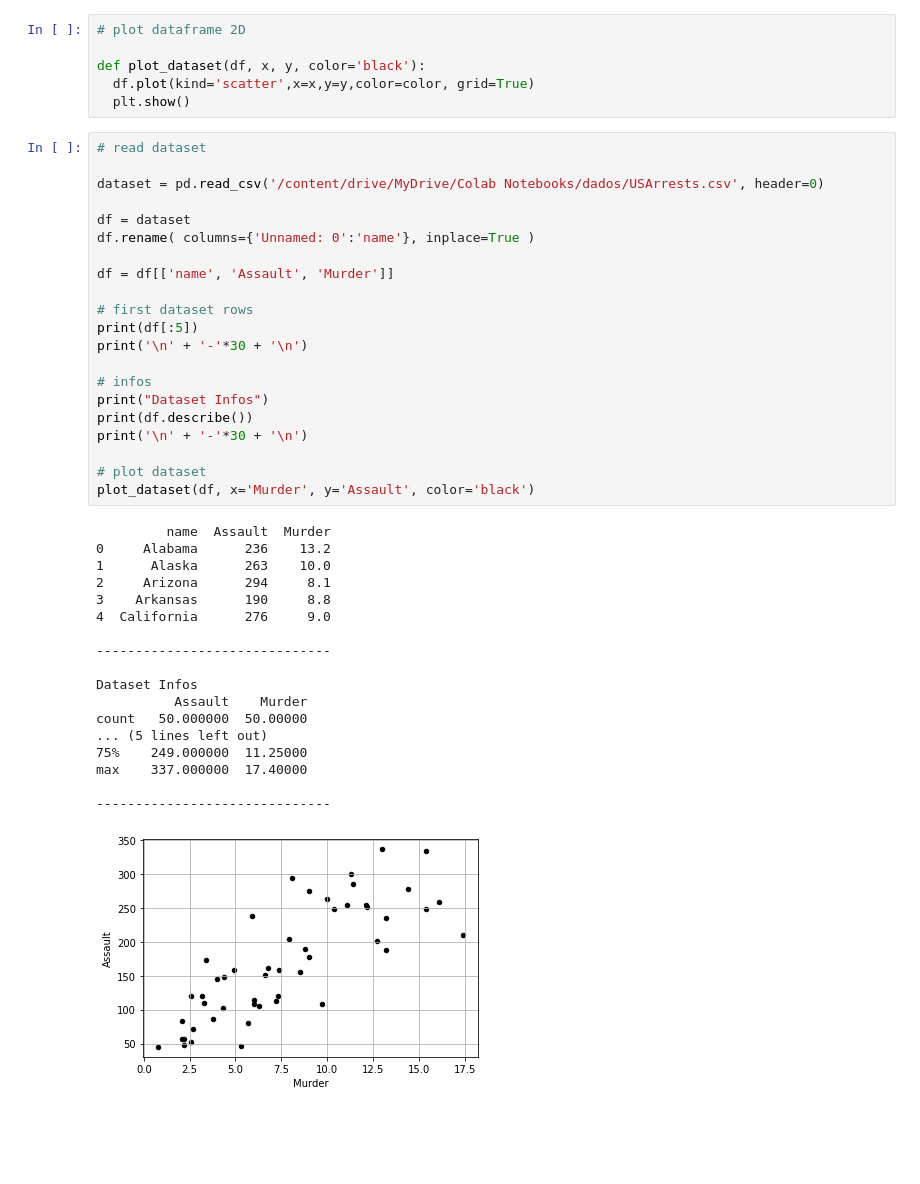
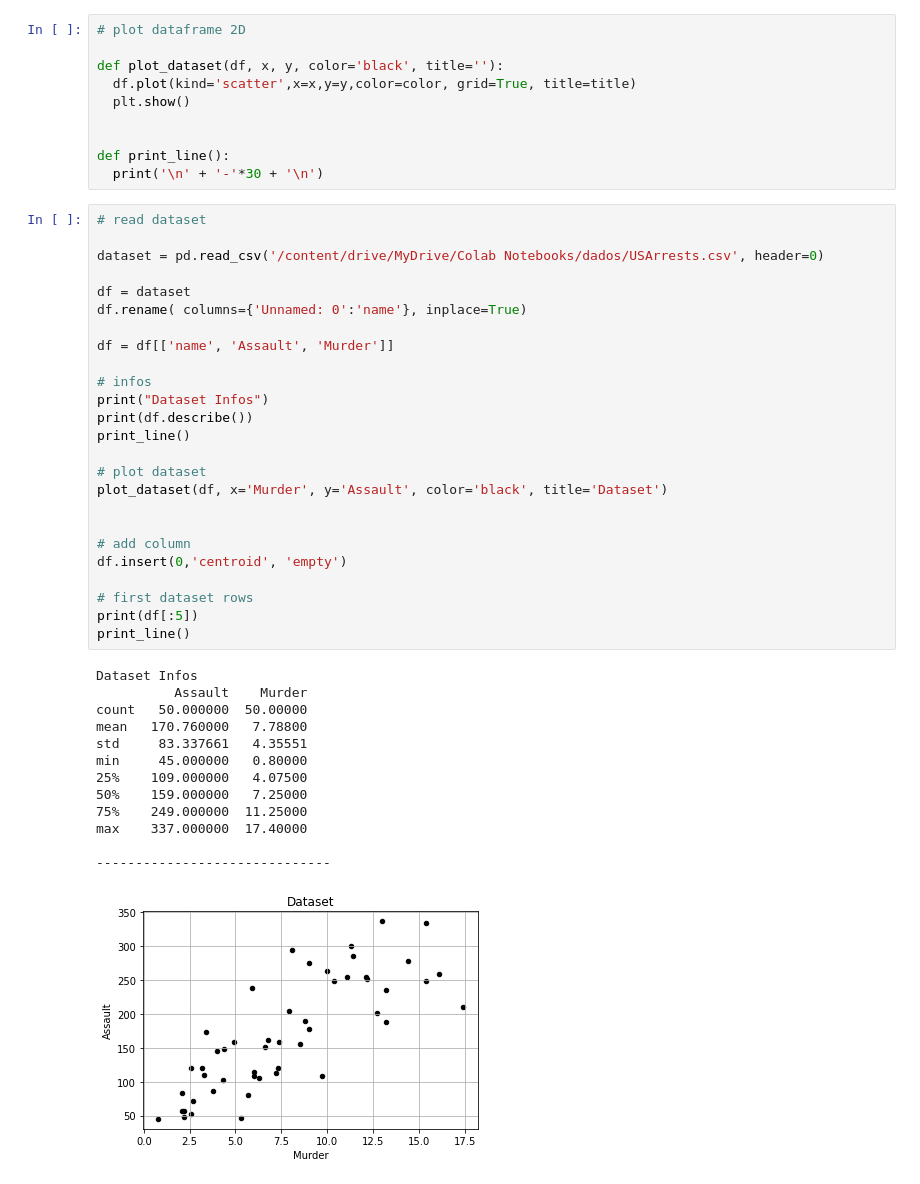
Before and after one commit to dlazarosps/Kmeans-algorithm, a Jupyter notebook: kmeans.ipynb, the cells around one changed output. Drawn from its saved outputs; the diff is of its cells as text; blank space fills up the shorter version.

```diff
--- a/kmeans.ipynb
+++ b/kmeans.ipynb
@@ -168,46 +201,49 @@ def k_means(instances, k_param:int, dist_mode:str) -> list:
 # %%
 # plot dataframe 2D
 
-def plot_dataset(df, x, y, color='black'):
-  df.plot(kind='scatter',x=x,y=y,color=color, grid=True)
+def plot_dataset(df, x, y, color='black', title=''):
+  df.plot(kind='scatter',x=x,y=y,color=color, grid=True, title=title)
   plt.show()
+
+
+def print_line():
+  print('\n' + '-'*30 + '\n')
 # %%
 # read dataset
 
 dataset = pd.read_csv('/content/drive/MyDrive/Colab Notebooks/dados/USArrests.csv', header=0)
 
 df = dataset
-df.rename( columns={'Unnamed: 0':'name'}, inplace=True )
+df.rename( columns={'Unnamed: 0':'name'}, inplace=True)
 
 df = df[['name', 'Assault', 'Murder']]
-
-# first dataset rows
-print(df[:5])
-print('\n' + '-'*30 + '\n')
 
 # infos
 print("Dataset Infos")
 print(df.describe())
-print('\n' + '-'*30 + '\n')
+print_line()
 
 # plot dataset
-plot_dataset(df, x='Murder', y='Assault', color='black')
+plot_dataset(df, x='Murder', y='Assault', color='black', title='Dataset')
+
+
+# add column
+df.insert(0,'centroid', 'empty')
+
+# first dataset rows
+print(df[:5])
+print_line()
 # %% [output]
-         name  Assault  Murder
-0     Alabama      236    13.2
-1      Alaska      263    10.0
-2     Arizona      294     8.1
-3    Arkansas      190     8.8
-4  California      276     9.0
-
-------------------------------
-
 Dataset Infos
           Assault    Murder
 count   50.000000  50.00000
-... (5 lines left out)
+mean   170.760000   7.78800
+std     83.337661   4.35551
+min     45.000000   0.80000
+25%    109.000000   4.07500
+50%    159.000000   7.25000
 75%    249.000000  11.25000
 max    337.000000  17.40000
 
 ------------------------------
-[figure, old version]
+[figure, new version]
```
Also changed, not shown: parts of 14 cells of this notebook.
